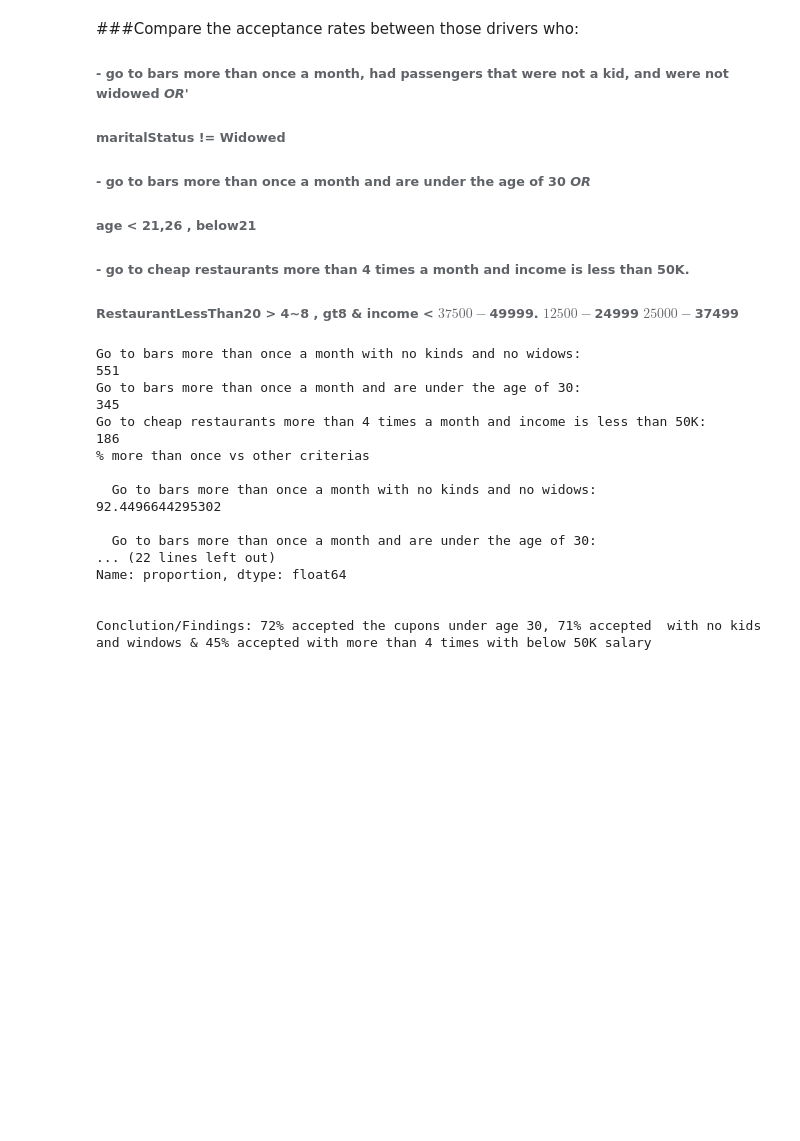
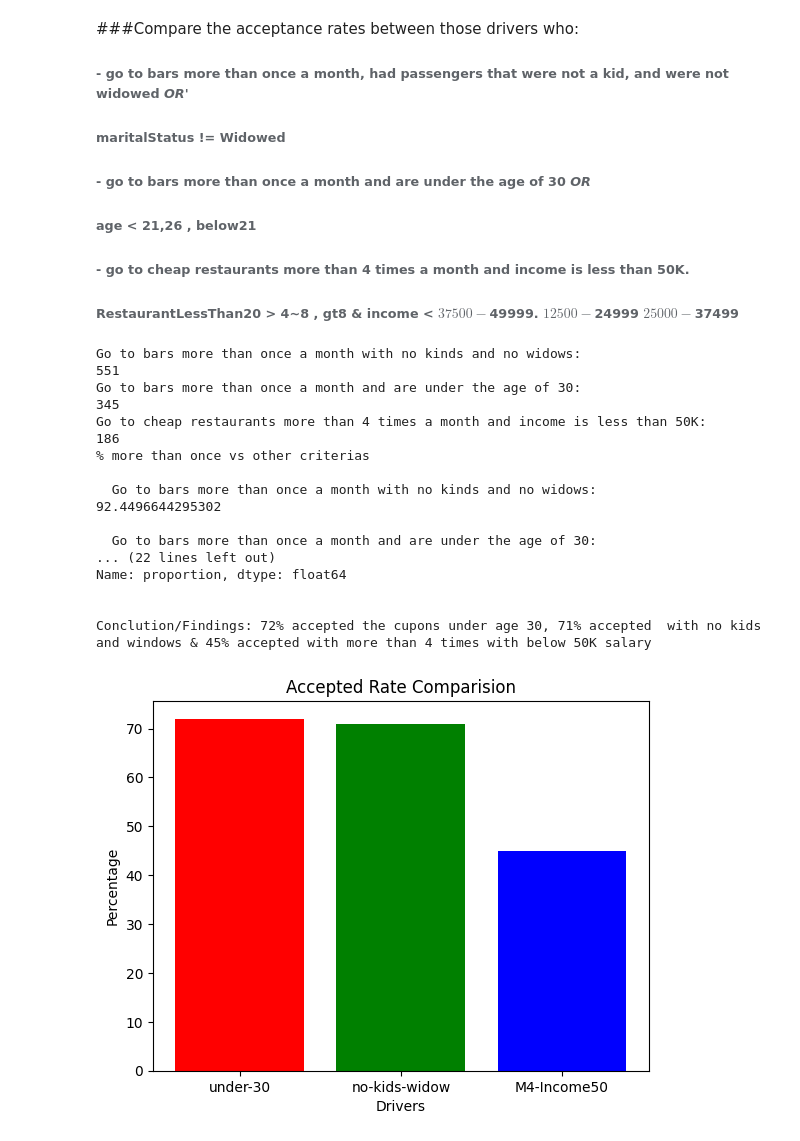
Before and after one commit to OBULAMRANA/accept_coupon, a Jupyter notebook: accept_coupon.ipynb, the cells around one changed output. Saved outputs shown, nothing was run; the diff lists cells and outputs as text; code cells hidden in the pictures; blank space fills up the shorter version.

```diff
--- a/accept_coupon.ipynb
+++ b/accept_coupon.ipynb
@@ -454,17 +454,6 @@ data_bar.loc[data_bar['income'].str.contains('$25000 - $37499', regex=True), 'in
 
 data_R4_I50 =data_bar[data_bar['income'].str.contains('below50k', regex=True) & (data_bar['RestaurantLessThan20'].str.contains('4~8', regex=True)) | (data_bar['RestaurantLessThan20'].str.contains('gt8', regex=True))]
 
-#data_bar['income'] = data_bar['income'].replace("$37500 - $49999", "below50k")
-#data_bar['income'] = data_bar['income'].replace("$12500 - $24999", "below50k")
-#data_bar['income'] = data_bar['income'].replace("$25000 - $37499", "below50k")
-#data_bar['RestaurantLessThan20'] = data_bar['RestaurantLessThan20'].replace("4~8", "gt4")
-#data_bar['RestaurantLessThan20'] = data_bar['RestaurantLessThan20'].replace("gt8", "gt4")
-
-##data_bar_morethan1_R4_I50 = data_bar_morethan1[ ((data_bar_morethan1['RestaurantLessThan20'].str.contains('4~8', regex=True)) | (data_bar_morethan1['RestaurantLessThan20'].str.contains('gt8', regex=True))) & (data_bar_morethan1['income'].str.contains('<', regex=True)) ]
-##data_bar_R4_I50 = data_bar[ (data_bar['RestaurantLessThan20'].str.contains('4~8', regex=True)) | (data_bar['RestaurantLessThan20'].str.contains('gt8', regex=True)) & (data_bar['income'].str.contains('<', regex=True)) ]
-
-
-#data_R4_I50 = data[ data['RestaurantLessThan20'].str.contains('gt4', regex=True) & data_bar['income'].str.contains('below50k', regex=True)  ]
 print("Go to cheap restaurants more than 4 times a month and income is less than 50K:")
 print(len(data_R4_I50 ))
 
@@ -485,33 +474,42 @@ print(bar_morethan1_under30_acceptance_rate)
 print("\n")
 bar_morethan1_nkid_nwidow_acceptance_rate = data_bar_morethan1_nkid_nwidow['Y'].value_counts(normalize=True) * 100
 print("Acceptance rate Go to bars more than once a month with no kinds and no widows:")
 print(bar_morethan1_nkid_nwidow_acceptance_rate)
 
 R4_I50_acceptance_rate = data_R4_I50['Y'].value_counts(normalize=True) * 100
 print("Acceptance rate restaurants more than 4 times a month and income is less than 50K::")
 print(R4_I50_acceptance_rate )
 
 print("\n")
 
 print("Conclution/Findings: 72% accepted the cupons under age 30, 71% accepted  with no kids and windows & 45% accepted with more than 4 times with below 50K salary")
+
+df_accepted = { 'drivers':['under-30', 'no-kids-widow', 'M4-Income50'],
+               'percentage': [72,71,45]}
+plt.title("Accepted Rate Comparision")
+plt.xlabel("Drivers")
+plt.ylabel("Percentage")
+plt.bar(df_accepted['drivers'], df_accepted['percentage'], color=['red', 'green', 'blue'])
+plt.show()
 # %% [output]
 Go to bars more than once a month with no kinds and no widows:
 551
 Go to bars more than once a month and are under the age of 30:
 345
 Go to cheap restaurants more than 4 times a month and income is less than 50K:
 186
 % more than once vs other criterias
 
   Go to bars more than once a month with no kinds and no widows:
 92.4496644295302
 
   Go to bars more than once a month and are under the age of 30:
 ... (22 lines left out)
 Name: proportion, dtype: float64
 
 
 Conclution/Findings: 72% accepted the cupons under age 30, 71% accepted  with no kids and windows & 45% accepted with more than 4 times with below 50K salary
+[figure, added]
 # %%
 ###7.  Based on these observations, what do you hypothesize about drivers who accepted the bar coupons?
 ################
```
Also changed, not shown: parts of 6 cells of this notebook.
